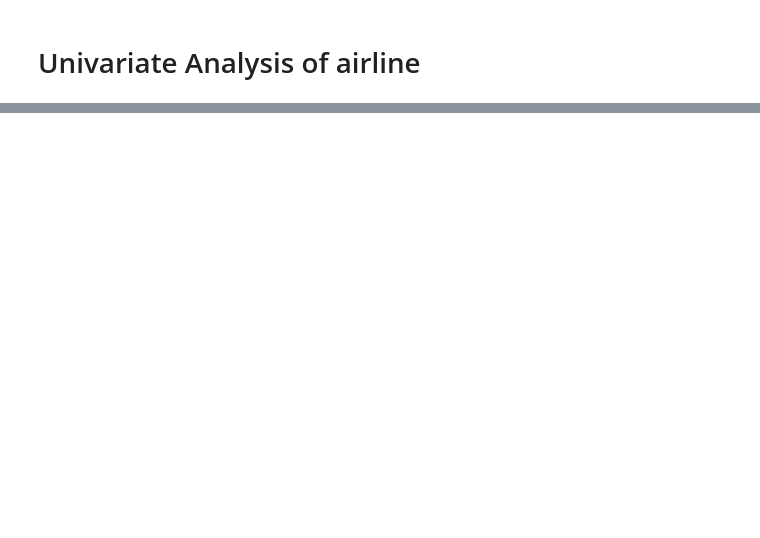
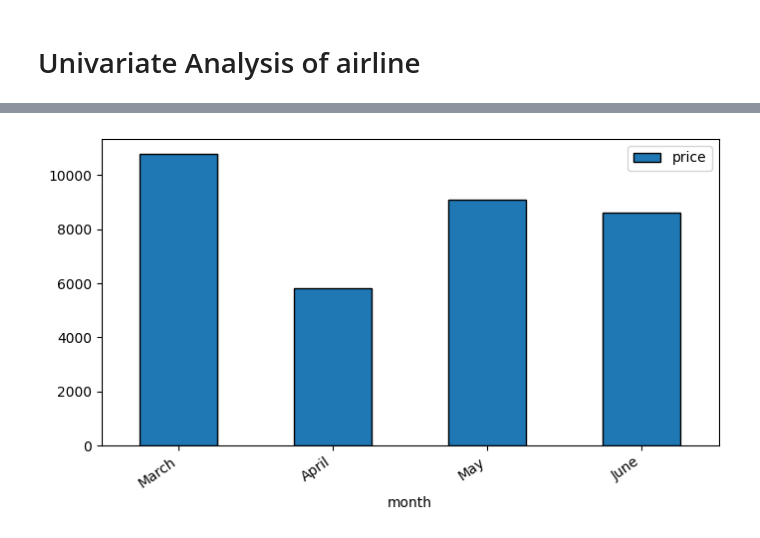
Before and after one commit to pm6327/Flight-Prediction, a Jupyter notebook: Notebooks/EDA.ipynb, the cells around one changed output, grey strips where cells are left out. Drawn from its saved outputs; the diff is of its cells as text; code cells hidden in the pictures; blank space fills up the shorter version.

```diff
--- a/Notebooks/EDA.ipynb
+++ b/Notebooks/EDA.ipynb
@@ -297,0 +368,19 @@ Univariate Analysis of airline
+# %%
+(
+	train
+	.groupby(pd.Grouper(key="date_of_journey", freq="M"))
+	.price.mean()
+	.to_frame()
+	.set_axis(["March", "April", "May", "June"], axis=0)
+	.rename_axis(index="month")
+	.plot(
+		kind="bar",
+		figsize=(8, 4),
+		edgecolor="black"
+	)
+)
+
+ax = plt.gca()
+eda_helper_functions.rotate_xlabels(ax)
+# %% [output]
+[figure, added]
```
Also changed, not shown: parts of 32 cells of this notebook.
